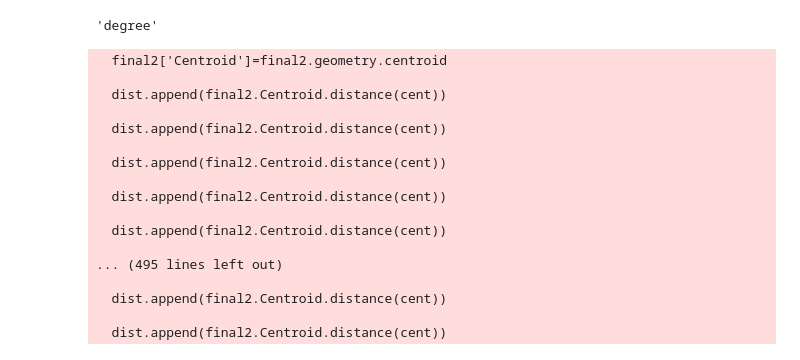
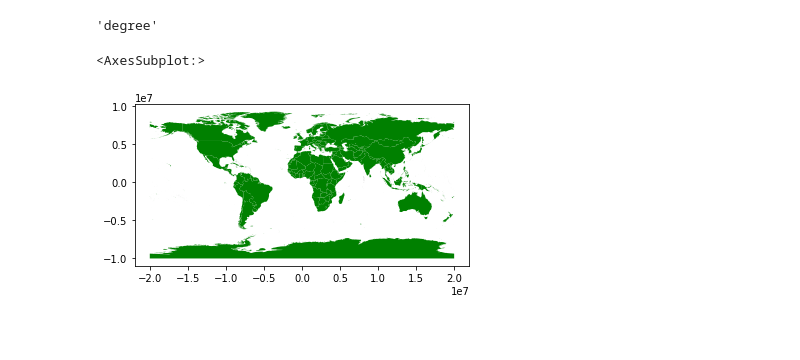
Before and after one commit to manolis1217/Outlier-detection-tool, a Jupyter notebook: python_script.ipynb, the cells around one changed output. Drawn from its saved outputs; the diff is of its cells as text; code cells hidden in the pictures; blank space fills up the shorter version.

```diff
--- a/python_script.ipynb
+++ b/python_script.ipynb
@@ -73,10 +80,10 @@ for index, country in result.iterrows():
     result.at[index, "neighbors"] = ", ".join(neighbors)
 # %%
 sum_out_ref_neighbors = []
-temp = origin_ref.loc[:,['Country Code', str(int(year)-1)]]
+temp = origin_ref.loc[:,['Country Code', str(int(year))]]
 for country in result.ISO_A3:
     neigh_ref = temp[temp["Country Code"].isin([x.strip(' ') for x in result[result.ISO_A3 == country].neighbors.str.split(',').reset_index(drop=True)[0]])]
-    sum_out_ref_neighbors.append(neigh_ref[str(int(year)-1)].sum())
+    sum_out_ref_neighbors.append(neigh_ref[str(int(year))].sum())
 # %%
 result['outgoing_ref_neighbors'] = sum_out_ref_neighbors
 # %%
@@ -85,3 +92,11 @@ final2 = gpd.GeoDataFrame(result, geometry=countries.geometry)
 final2.crs.axis_info[0].unit_name
 # %% [output]
 'degree'
+# %%
+prova = final2.to_crs(epsg=4087)
+# %%
+fig, ax = plt.subplots(ncols=1, nrows=1)
+prova.plot(ax=ax, color='green', zorder=1)
+# %% [output]
+<AxesSubplot:>
+[figure, added]
@@ -88,28 +117,11 @@ final2.crs.axis_info[0].unit_name
 # %%
-final2['Centroid']=final2.geometry.centroid
-dist=[]
-for cent in final2.Centroid:
-    dist.append(final2.Centroid.distance(cent))
-sdist=pd.Series(dist)
-final2['Distance']=sdist
+#final2['Centroid']=prova.geometry.centroid#.to_crs(4326)
+#dist=[]
+#for cent in final2.Centroid:
+#    dist.append(final2.Centroid.distance(cent))
+#sdist=pd.Series(dist)
+#final2['Distance']=sdist
+#final2['Centroid']=final2.Centroid.to_crs(4326)
-# %% [output]
-  final2['Centroid']=final2.geometry.centroid
-
-  dist.append(final2.Centroid.distance(cent))
-
-  dist.append(final2.Centroid.distance(cent))
-
-  dist.append(final2.Centroid.distance(cent))
-
-  dist.append(final2.Centroid.distance(cent))
-
-  dist.append(final2.Centroid.distance(cent))
-
-... (495 lines left out)
-
-  dist.append(final2.Centroid.distance(cent))
-
-  dist.append(final2.Centroid.distance(cent))
 # %%
 ### Weight matrix
 import numpy as np
```
Also changed, not shown: parts of 9 cells of this notebook, 6 other files.
